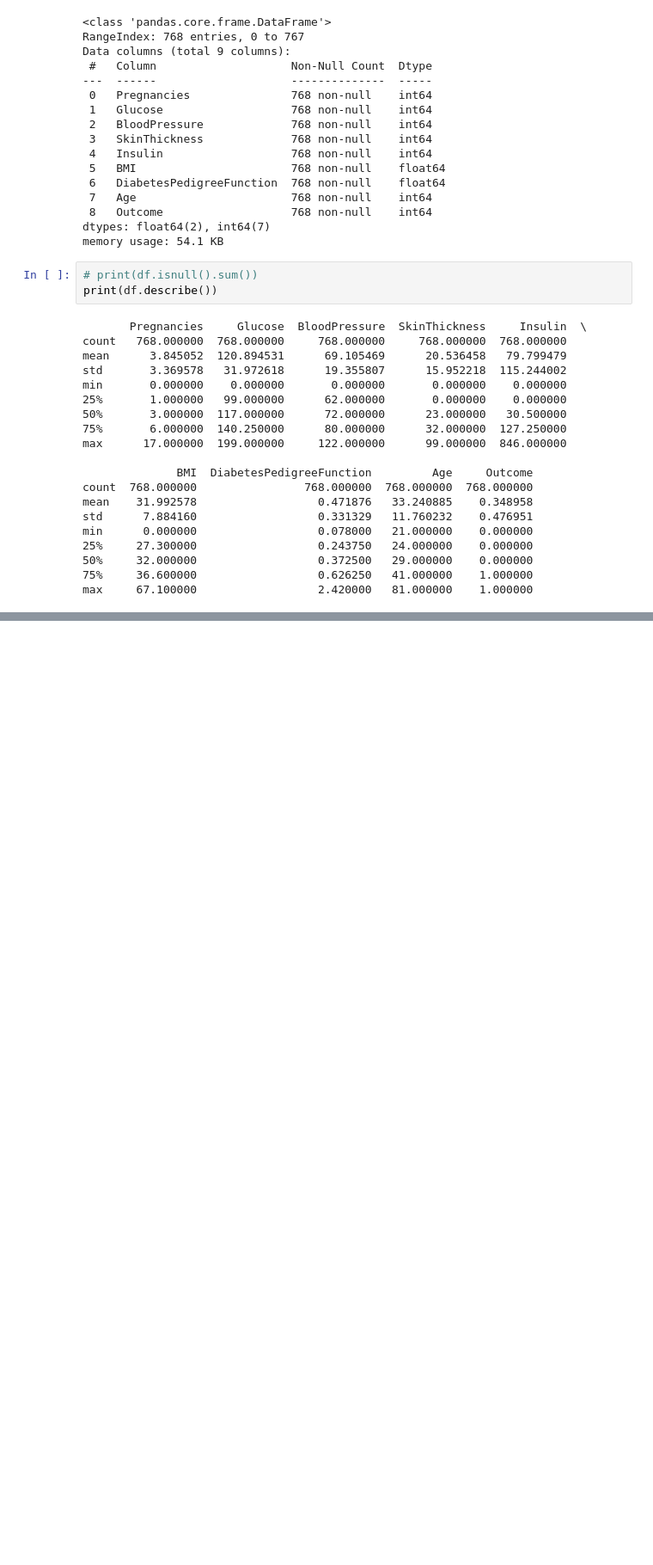
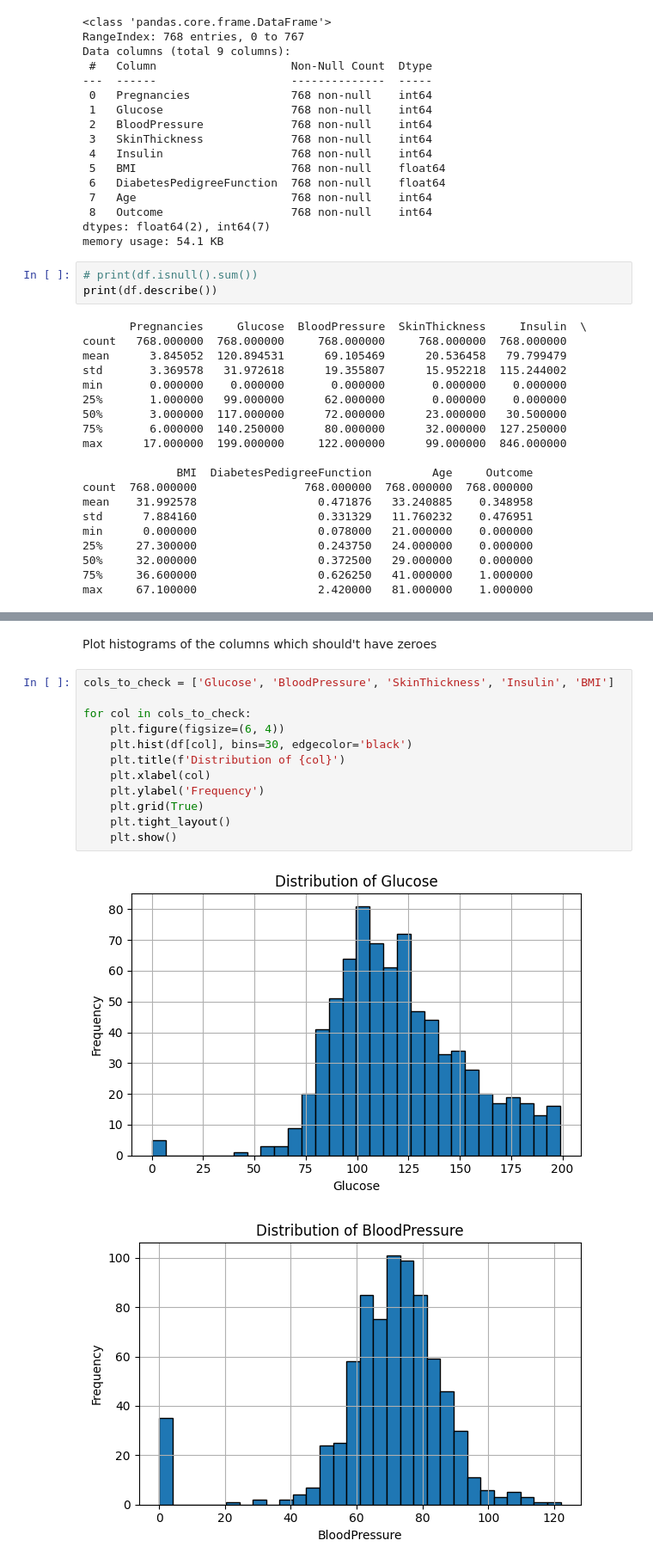
Before and after one commit to AramRstN/ML_Projects, a Jupyter notebook: predicting_diabetes .ipynb, the cells around one changed output, grey strips where cells are left out. Shown at 86% size. Drawn from its saved outputs; the diff is of its cells as text; blank space fills up the shorter version.

```diff
--- a/predicting_diabetes .ipynb
+++ b/predicting_diabetes .ipynb
@@ -51,0 +74,17 @@ max     67.100000                  2.420000   81.000000    1.000000
+# %% [markdown]
+Plot histograms of the columns which should't have zeroes
+# %%
+cols_to_check = ['Glucose', 'BloodPressure', 'SkinThickness', 'Insulin', 'BMI']
+
+for col in cols_to_check:
+    plt.figure(figsize=(6, 4))
+    plt.hist(df[col], bins=30, edgecolor='black')
+    plt.title(f'Distribution of {col}')
+    plt.xlabel(col)
+    plt.ylabel('Frequency')
+    plt.grid(True)
+    plt.tight_layout()
+    plt.show()
+# %% [output]
+[figure, added]
+[figure, added]
```
Also changed, not shown: parts of 24 cells of this notebook, 1 other file.
